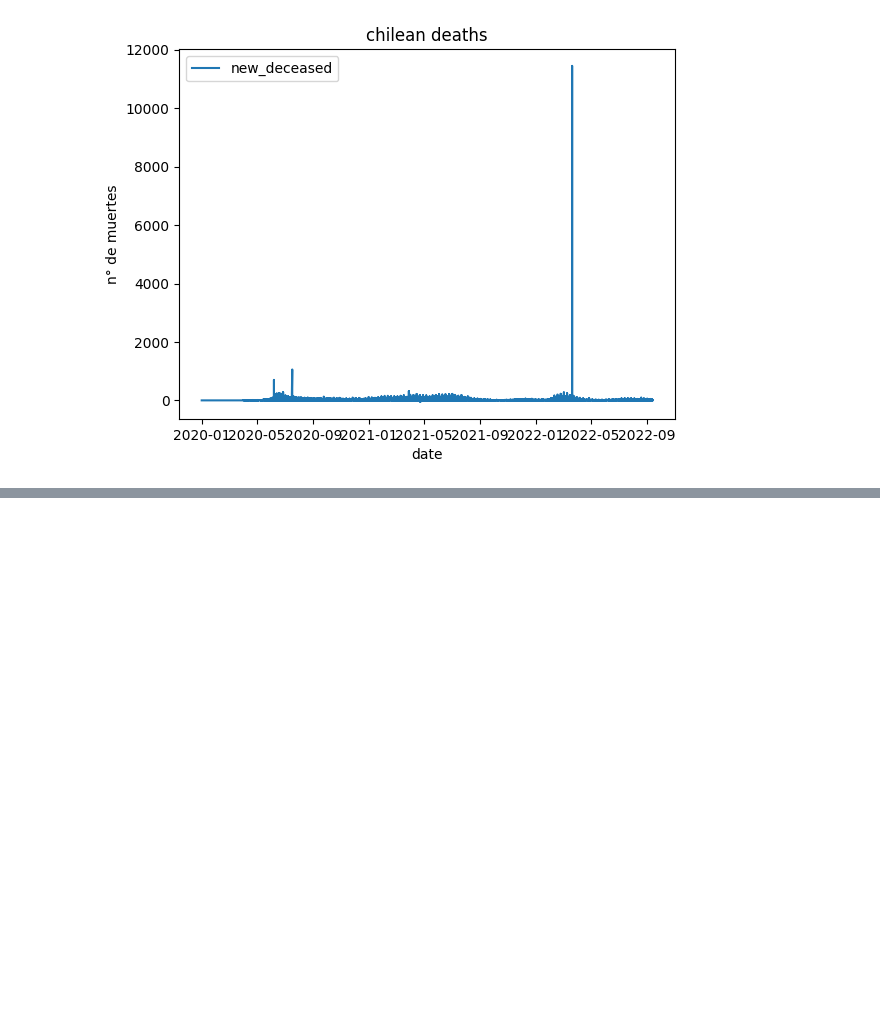
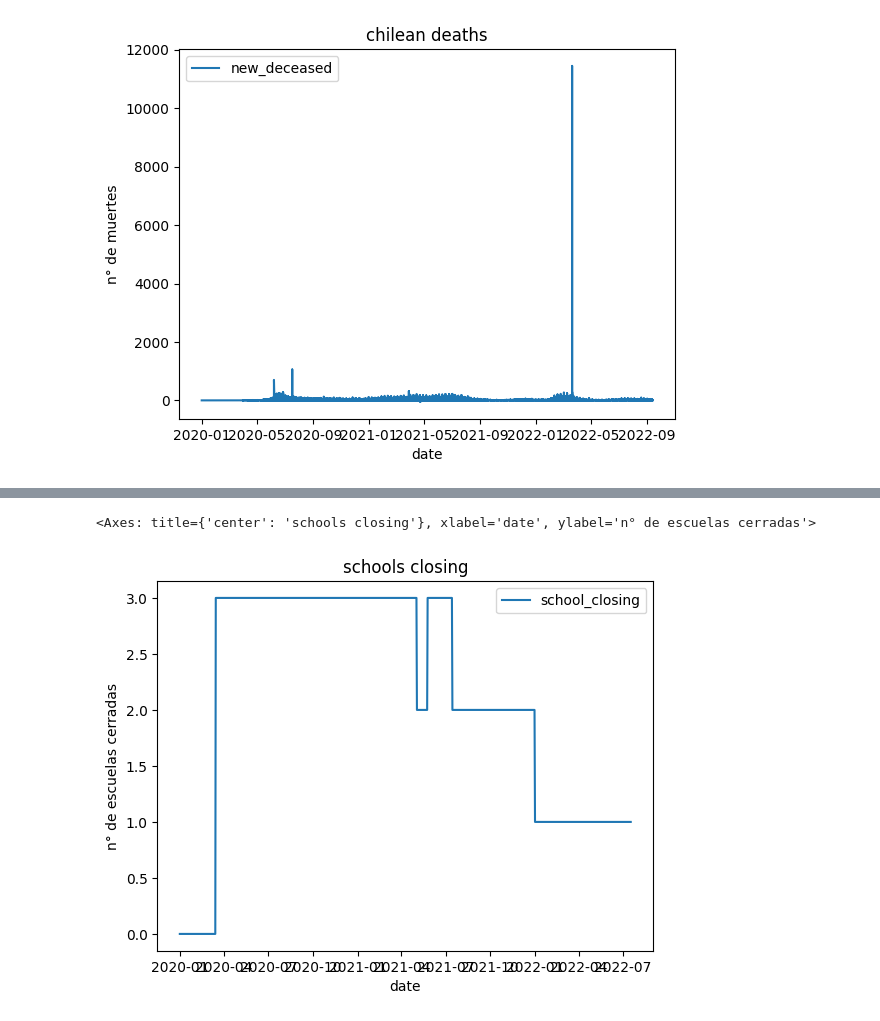
Before and after one commit to AlanUrrutiaQuezada/Prueba-Miner-a-de-datos, a Jupyter notebook: Prueba1_nuevo.ipynb, the cells around one changed output, grey strips where cells are left out. Cells and saved outputs as stored; diff of their text form; code cells hidden in the pictures; blank space fills up the shorter version.

```diff
--- a/Prueba1_nuevo.ipynb
+++ b/Prueba1_nuevo.ipynb
@@ -153,3 +153,16 @@ chilean_deaths.set_index('date').plot(title = "chilean deaths", ylabel = "n° de
 <img src=https://upload.wikimedia.org/wikipedia/commons/thumb/3/39/COVID-19-Chile-log.svg/langes-500px-COVID-19-Chile-log.svg.png>
 # %%
 #Nuevamente podemos ver una relación entre los casos de muertes entre ambas gráficas.
+# %%
+query = """
+        SELECT distinct date, school_closing
+        FROM bigquery-public-data.covid19_open_data.covid19_open_data
+        WHERE country_name = 'Chile'
+        """
+
+query_job = client.query(query)
+school_closing = query_job.to_dataframe()
+# %%
+school_closing = school_closing.dropna().sort_values('date').reset_index(drop=True)
+school_closing.groupby("date").agg("sum")
+school_closing
@@ -155,0 +183,5 @@ chilean_deaths.set_index('date').plot(title = "chilean deaths", ylabel = "n° de
+# %%
+school_closing.set_index('date').plot(title = "schools closing", ylabel = "n° de escuelas cerradas")
+# %% [output]
+<Axes: title={'center': 'schools closing'}, xlabel='date', ylabel='n° de escuelas cerradas'>
+[figure, added]
```
Also changed, not shown: parts of 10 cells of this notebook, 4 other files.
